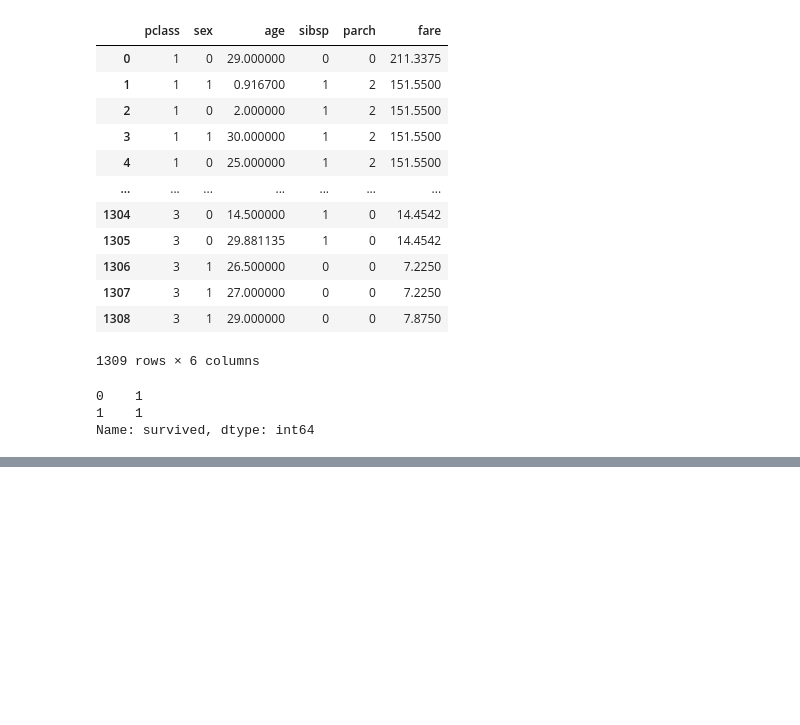
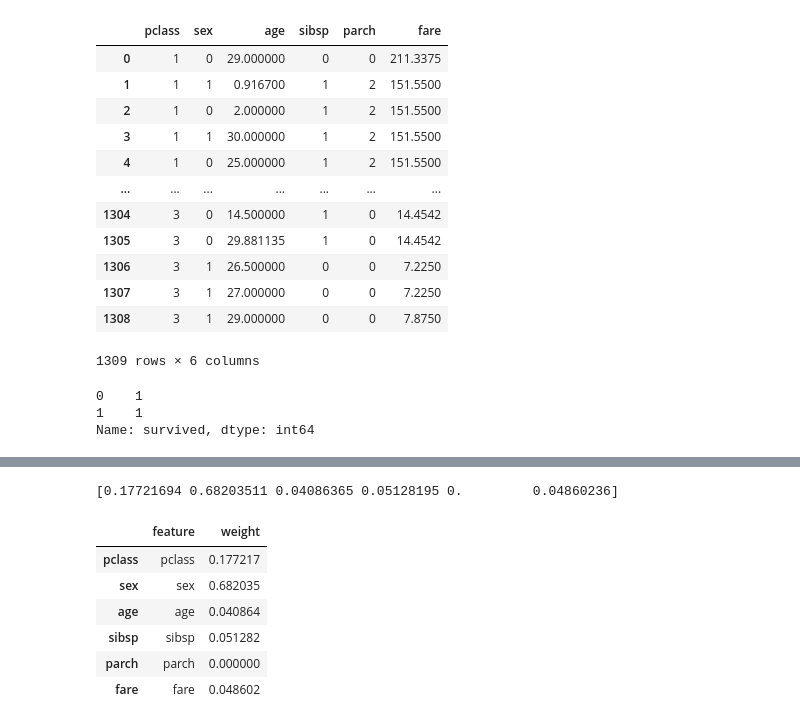
Before and after one commit to jinhuioh/Hi_ai, a Jupyter notebook: data07/titanic-post.ipynb, the cells around one changed output, grey strips where cells are left out. Cells and saved outputs as stored; diff of their text form; code cells hidden in the pictures; blank space fills up the shorter version.

```diff
--- a/data07/titanic-post.ipynb
+++ b/data07/titanic-post.ipynb
@@ -938,0 +939,6 @@ array([[0.87374749, 0.12625251],
+# %%
+print(tree_clf.feature_importances_)
+#각ax1,bx2,cx3,dx4,ex5,fx6 라는 변수들에 대한 a,b,c,d,e,f값들(가중치)
+#pclass	sex	age	sibsp	parch	fare이 x변수들의 값이다.
+# %% [output]
+[0.17721694 0.68203511 0.04086365 0.05128195 0.         0.04860236]
@@ -938,0 +962,11 @@ array([[0.87374749, 0.12625251],
+# %%
+result_df = pd.DataFrame({'feature' : x, 'weight' : y}, index=x)
+result_df
+# %% [output]
+|  | feature | weight |
+| pclass | pclass | 0.177217 |
+| sex | sex | 0.682035 |
+| age | age | 0.040864 |
+| sibsp | sibsp | 0.051282 |
+| parch | parch | 0.000000 |
+| fare | fare | 0.048602 |
```
Also changed, not shown: parts of 102 cells of this notebook.
